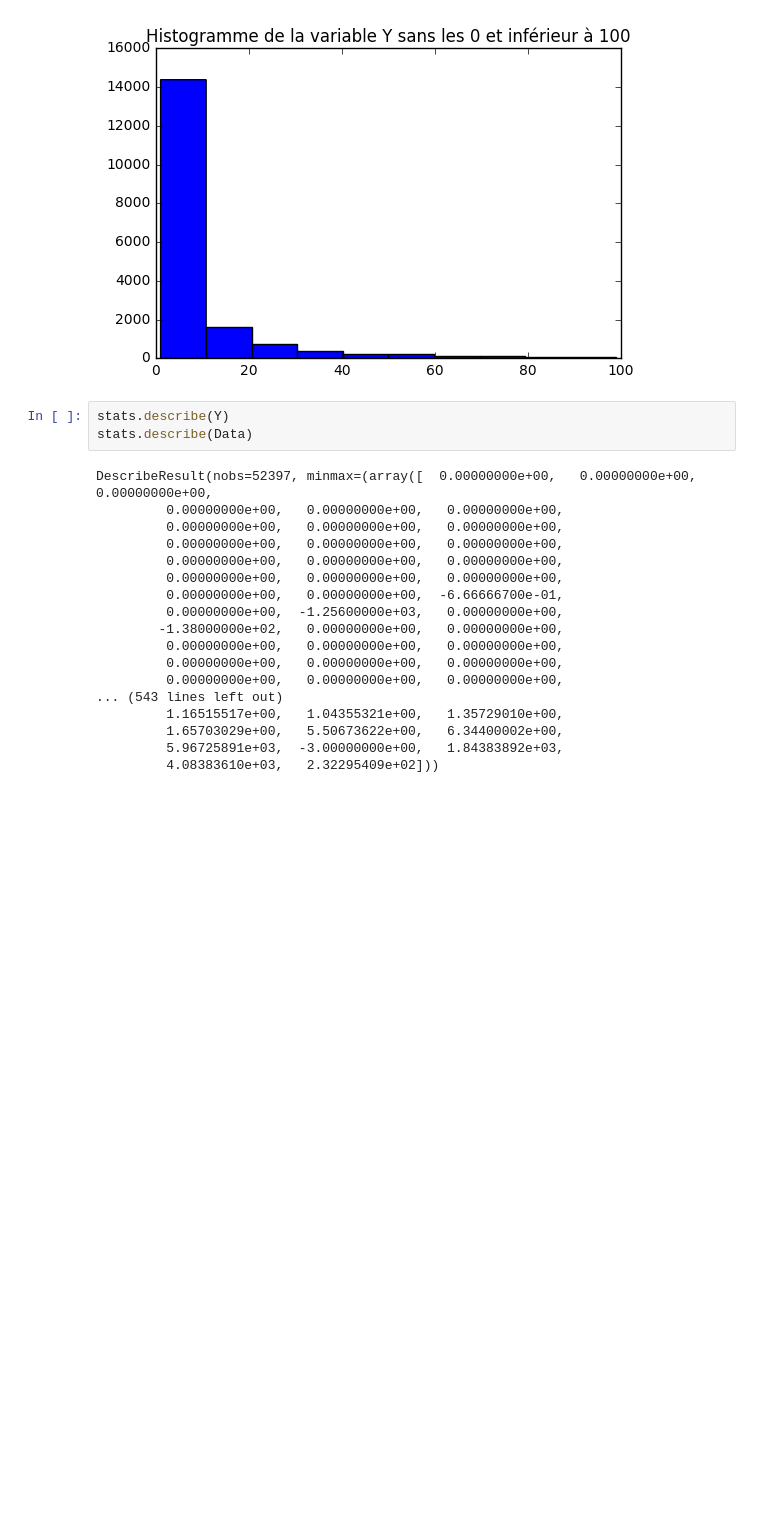
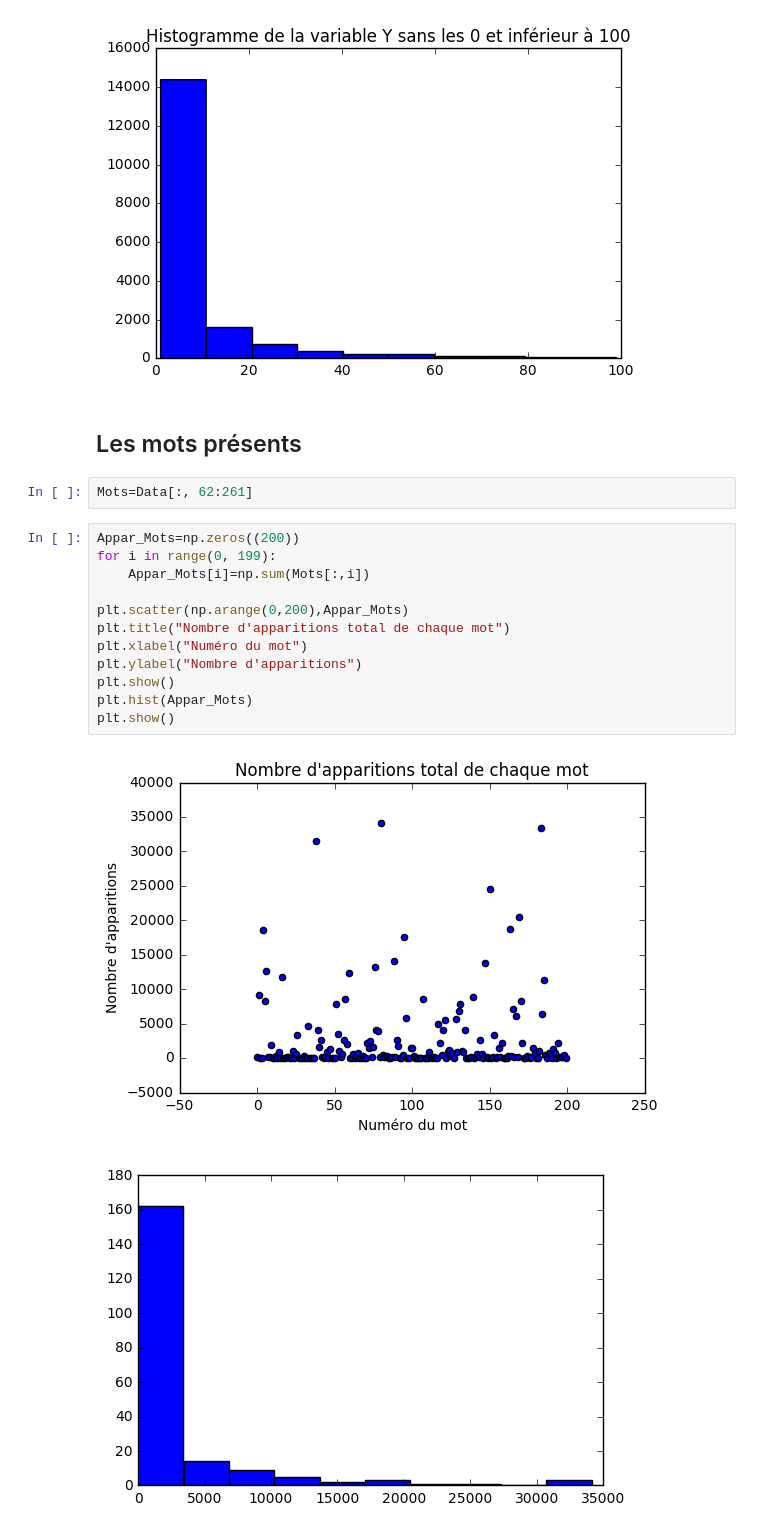
Before and after one commit to LilianBeuneche/Donnees, a Jupyter notebook: Projet 5GMM Python.ipynb, the cells around one changed output. Cells and saved outputs as stored; diff of their text form; blank space fills up the shorter version.

```diff
--- a/Projet 5GMM Python.ipynb
+++ b/Projet 5GMM Python.ipynb
@@ -90,24 +125,22 @@ plt.title("Histogramme de la variable Y sans les 0 et inférieur à 100")
 plt.show()
 # %% [output]
 [figure]
-# %%
-stats.describe(Y)
-stats.describe(Data)
-# %% [output]
-DescribeResult(nobs=52397, minmax=(array([  0.00000000e+00,   0.00000000e+00,   0.00000000e+00,
-         0.00000000e+00,   0.00000000e+00,   0.00000000e+00,
-         0.00000000e+00,   0.00000000e+00,   0.00000000e+00,
-         0.00000000e+00,   0.00000000e+00,   0.00000000e+00,
-         0.00000000e+00,   0.00000000e+00,   0.00000000e+00,
-         0.00000000e+00,   0.00000000e+00,   0.00000000e+00,
-         0.00000000e+00,   0.00000000e+00,  -6.66666700e-01,
-         0.00000000e+00,  -1.25600000e+03,   0.00000000e+00,
-        -1.38000000e+02,   0.00000000e+00,   0.00000000e+00,
-         0.00000000e+00,   0.00000000e+00,   0.00000000e+00,
-         0.00000000e+00,   0.00000000e+00,   0.00000000e+00,
-         0.00000000e+00,   0.00000000e+00,   0.00000000e+00,
-... (543 lines left out)
-         1.16515517e+00,   1.04355321e+00,   1.35729010e+00,
-         1.65703029e+00,   5.50673622e+00,   6.34400002e+00,
-         5.96725891e+03,  -3.00000000e+00,   1.84383892e+03,
-         4.08383610e+03,   2.32295409e+02]))
+# %% [markdown]
+## Les mots présents
+# %%
+Mots=Data[:, 62:261]
+# %%
+Appar_Mots=np.zeros((200))
+for i in range(0, 199):
+    Appar_Mots[i]=np.sum(Mots[:,i])
+
+plt.scatter(np.arange(0,200),Appar_Mots)
+plt.title("Nombre d'apparitions total de chaque mot")
+plt.xlabel("Numéro du mot")
+plt.ylabel("Nombre d'apparitions")
+plt.show()
+plt.hist(Appar_Mots)
+plt.show()
+# %% [output]
+[figure, added]
+[figure, added]
```
Also changed, not shown: parts of 17 cells of this notebook, 1 other file.
